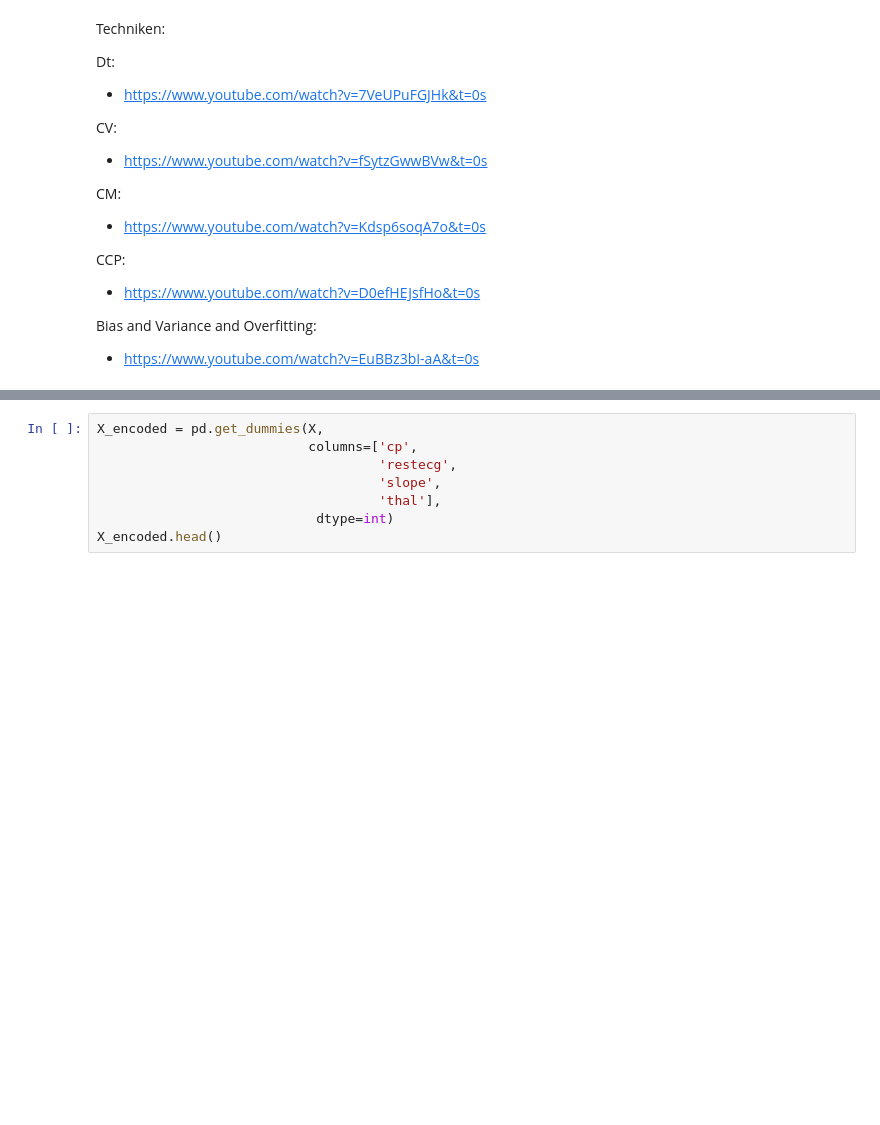
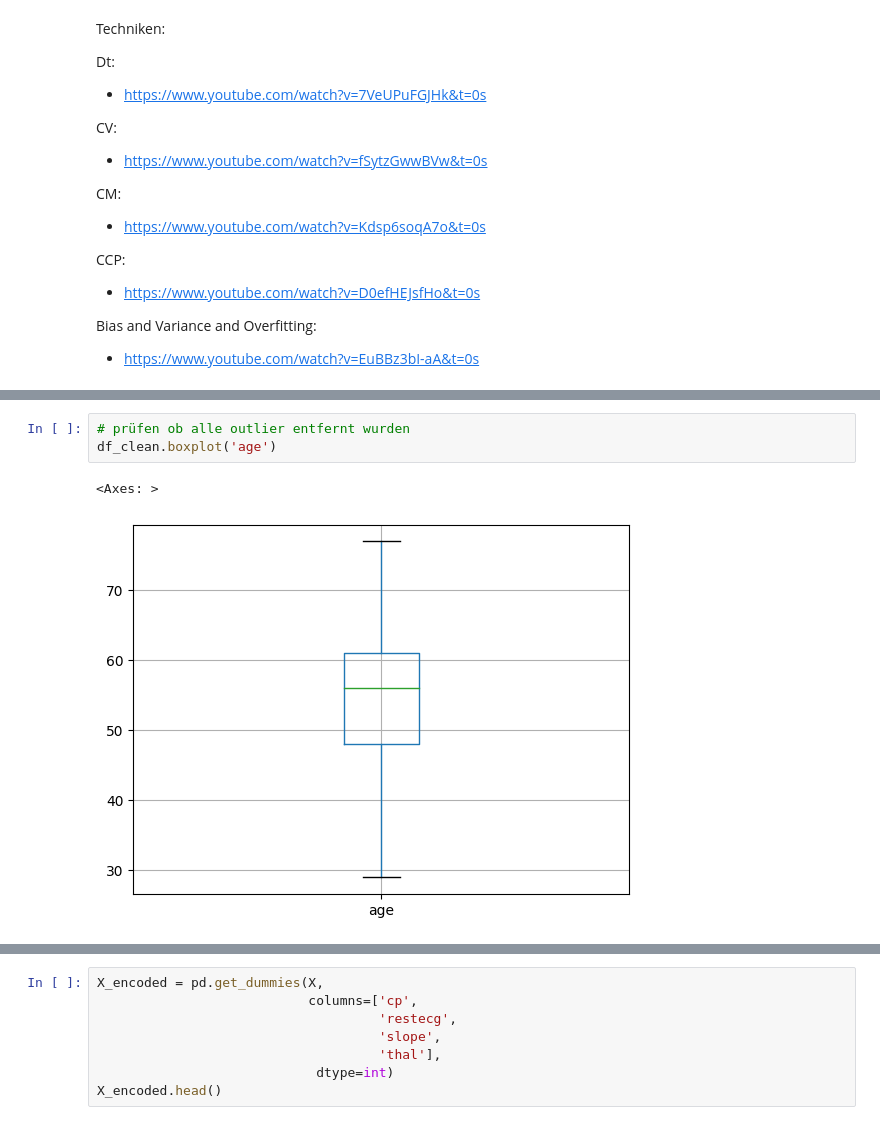
Before and after one commit to alles-grob/dc-jupyter-notebook-g, a Jupyter notebook: demo.ipynb, the cells around one changed output, grey strips where cells are left out. Cells and saved outputs as stored; diff of their text form; blank space fills up the shorter version.

```diff
--- a/demo.ipynb
+++ b/demo.ipynb
@@ -196,0 +309,6 @@ pd.get_dummies(X, columns=['cp'], dtype=int).head()
+# %%
+# prüfen ob alle outlier entfernt wurden
+df_clean.boxplot('age')
+# %% [output]
+<Axes: >
+[figure, added]
```
Also changed, not shown: parts of 89 cells of this notebook, 6 other files.
